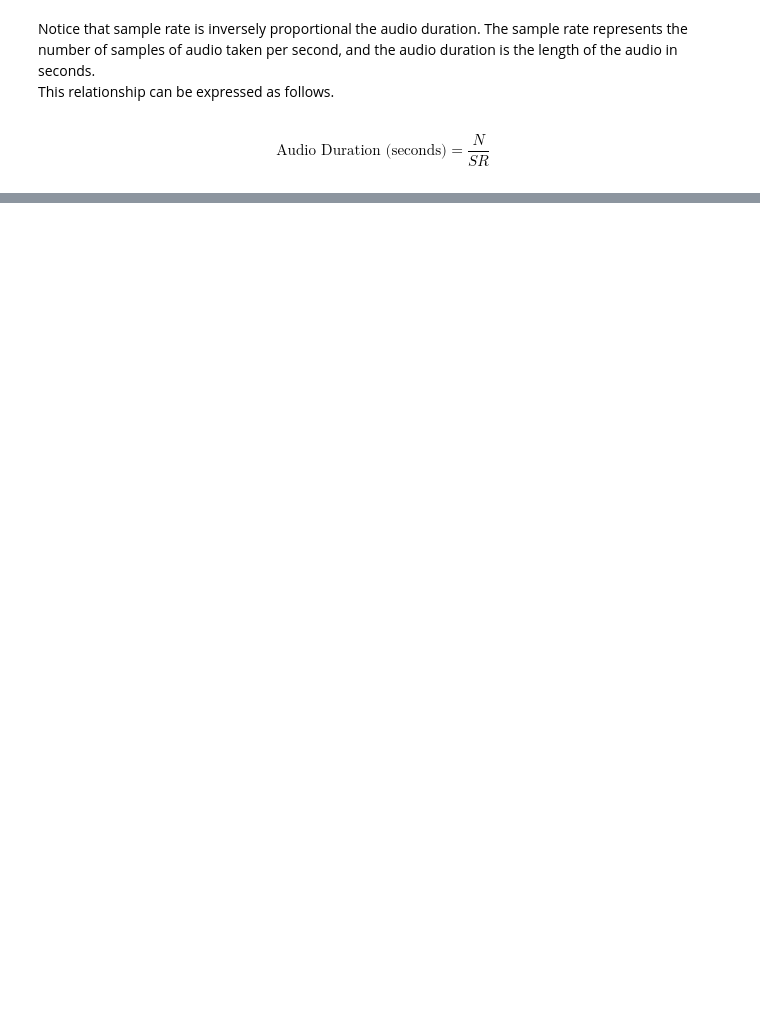
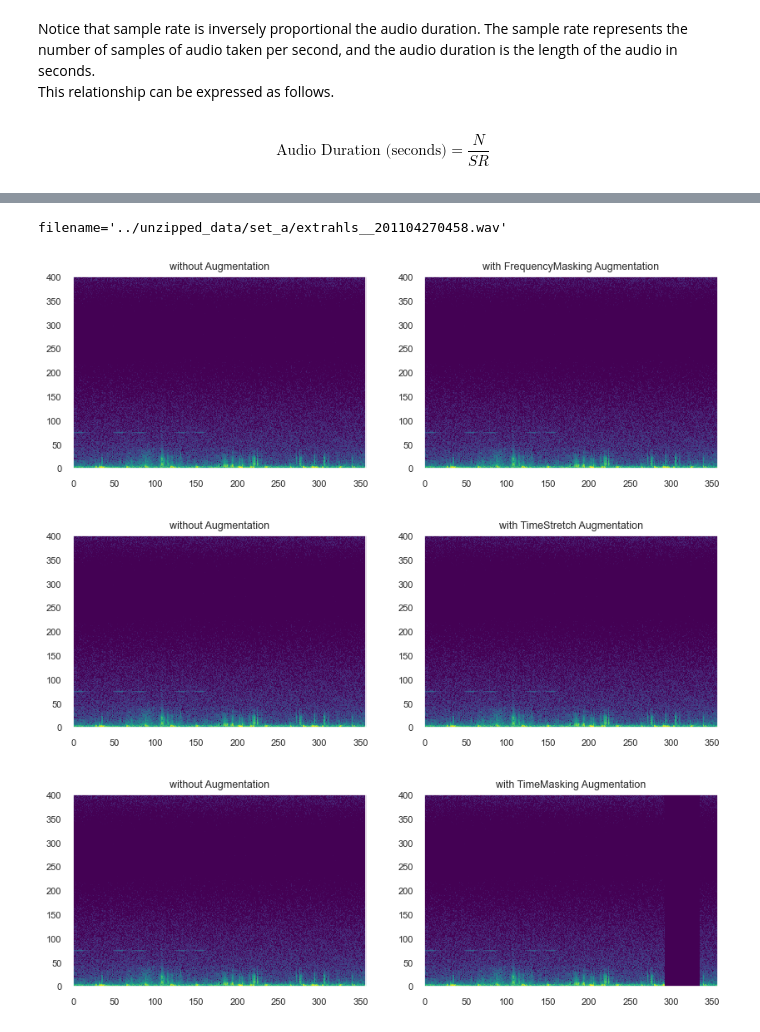
Before and after one commit to edcalderin/Heartbet-Sound-Anomaly-Detector, a Jupyter notebook: notebooks/exploration.ipynb, the cells around one changed output, grey strips where cells are left out. Cells and saved outputs as stored; diff of their text form; code cells hidden in the pictures; blank space fills up the shorter version.

Commit message:
exploration with data augmentations. Readme upgraded with references

```diff
--- a/notebooks/exploration.ipynb
+++ b/notebooks/exploration.ipynb
@@ -330,0 +330,38 @@ $$ \text{Audio Duration (seconds)} = \frac{N}{SR} $$
+# %%
+filename: str = recording_by_group.query('label=="extrahls"').fname.values[0]
+
+print(f'{filename=}')
+
+waveform, sr = torchaudio.load(filename, normalize=True)
+# %% [output]
+filename='../unzipped_data/set_a/extrahls__201104270458.wav'
+# %%
+transformation_classes = (
+    T.FrequencyMasking(freq_mask_param=10),
+    T.TimeStretch(.8, fixed_rate=True),
+    T.TimeMasking(time_mask_param=80)
+)
+
+def plot_augmentations(transform_classes):
+    spec_transform = T.Spectrogram(n_fft=800)
+
+    for transform_class in transform_classes:
+        _, (ax1, ax2) = plt.subplots(1,2, figsize = (10, 3))
+
+        plot_spectrogram(spec_transform,
+                        waveform,
+                        title='without Augmentation',
+                        ax=ax1)
+
+        transform_fn: Callable = lambda waveform: transform_class(spec_transform(waveform))
+
+        plot_spectrogram(transform_fn,
+                        waveform,
+                        title=f'with {transform_class.__class__.__name__} Augmentation',
+                        ax=ax2)
+
+plot_augmentations(transformation_classes)
+# %% [output]
+[figure, added]
+[figure, added]
+[figure, added]
```
Also changed, not shown: parts of 21 cells of this notebook, 1 other file.
